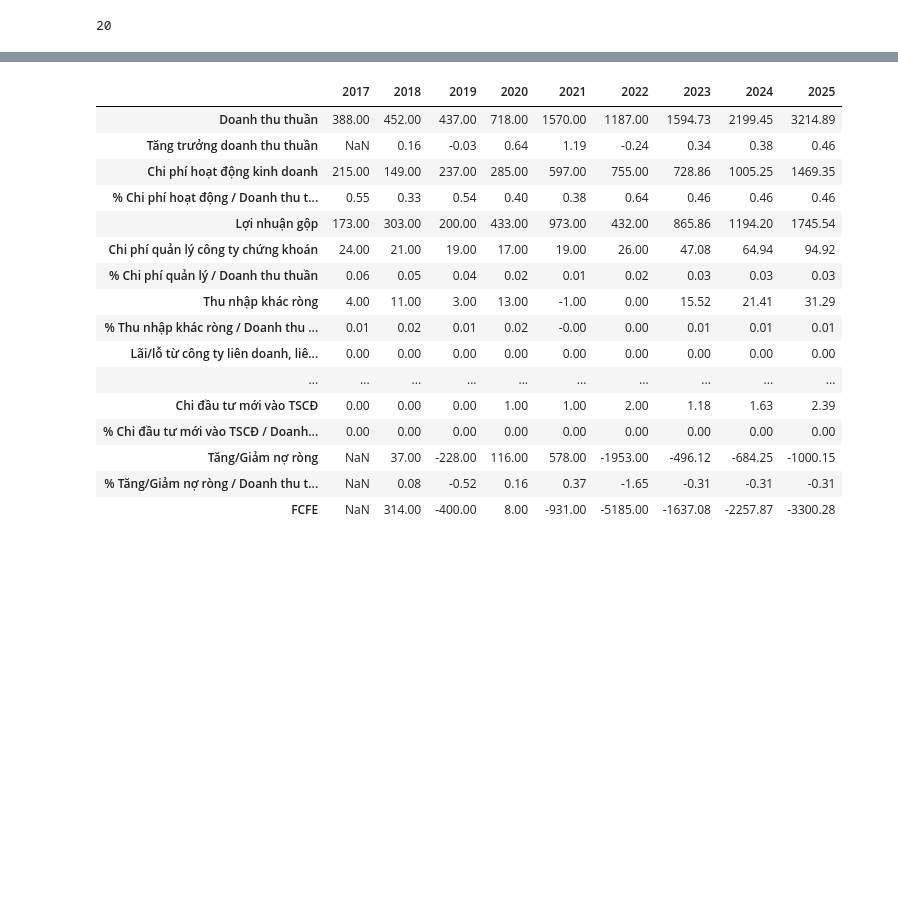
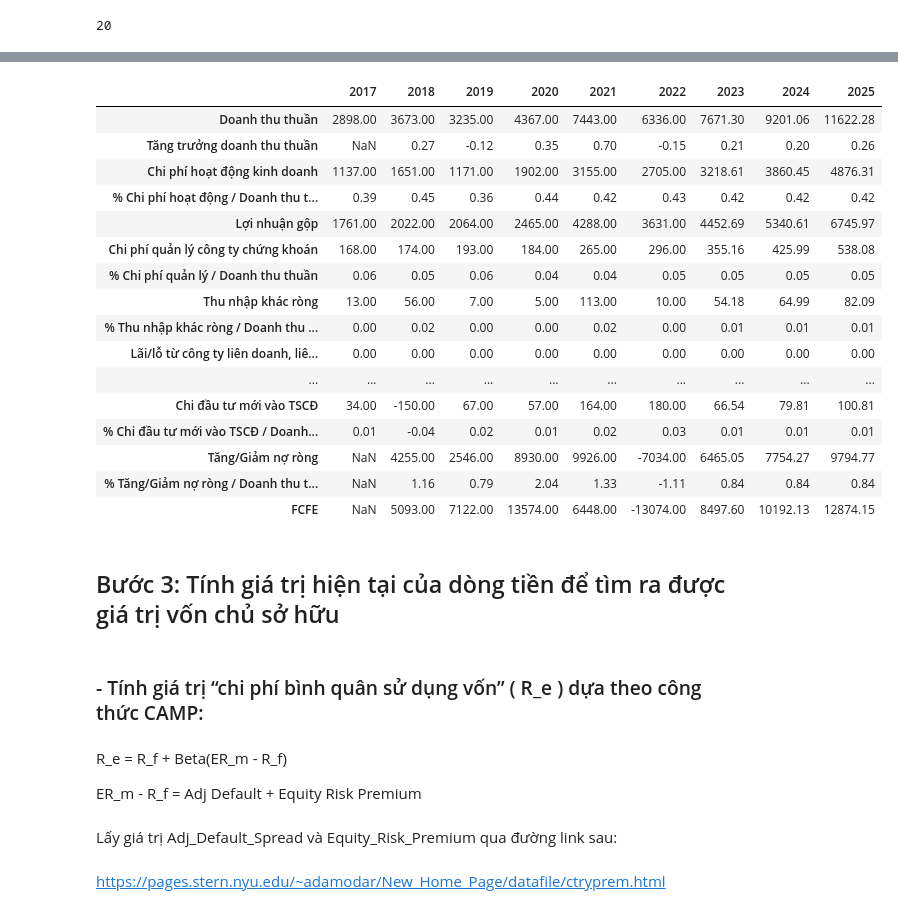
Before and after one commit to Nguyen-Tan-Quang/Portfolio_Project, a Jupyter notebook: 2. Stock Analysis/ANALYZING STOCK OF SECURITIES BROKERAGE FIRMS IN VIETNAM/1. Valuation.ipynb, the cells around one changed output, grey strips where cells are left out. Saved outputs shown, nothing was run; the diff lists cells and outputs as text; code cells hidden in the pictures; blank space fills up the shorter version.

```diff
--- a/2. Stock Analysis/ANALYZING STOCK OF SECURITIES BROKERAGE FIRMS IN VIETNAM/1. Valuation.ipynb
+++ b/2. Stock Analysis/ANALYZING STOCK OF SECURITIES BROKERAGE FIRMS IN VIETNAM/1. Valuation.ipynb
@@ -944,22 +1041,34 @@ for stock_code in Mã_CP:
     # Áp dụng hàm NOWC_df và lưu kết quả vào một biến toàn cục với tên tương ứng
     globals()[f'{stock_code}_FCFE_FORECAST'] = FCFE_FORECAST_df(stock_FCFE)
 # %%
-VIX_FCFE_FORECAST
+SSI_FCFE_FORECAST
 # %% [output]
 |  | 2017 | 2018 | 2019 | 2020 | 2021 | 2022 | 2023 | 2024 | 2025 |
-| Doanh thu thuần | 388.00 | 452.00 | 437.00 | 718.00 | 1570.00 | 1187.00 | 1594.73 | 2199.45 | 3214.89 |
-| Tăng trưởng doanh thu thuần | NaN | 0.16 | -0.03 | 0.64 | 1.19 | -0.24 | 0.34 | 0.38 | 0.46 |
-| Chi phí hoạt động kinh doanh | 215.00 | 149.00 | 237.00 | 285.00 | 597.00 | 755.00 | 728.86 | 1005.25 | 1469.35 |
-| % Chi phí hoạt động / Doanh thu t... | 0.55 | 0.33 | 0.54 | 0.40 | 0.38 | 0.64 | 0.46 | 0.46 | 0.46 |
-| Lợi nhuận gộp | 173.00 | 303.00 | 200.00 | 433.00 | 973.00 | 432.00 | 865.86 | 1194.20 | 1745.54 |
-| Chi phí quản lý công ty chứng khoán | 24.00 | 21.00 | 19.00 | 17.00 | 19.00 | 26.00 | 47.08 | 64.94 | 94.92 |
-| % Chi phí quản lý / Doanh thu thuần | 0.06 | 0.05 | 0.04 | 0.02 | 0.01 | 0.02 | 0.03 | 0.03 | 0.03 |
-| Thu nhập khác ròng | 4.00 | 11.00 | 3.00 | 13.00 | -1.00 | 0.00 | 15.52 | 21.41 | 31.29 |
-| % Thu nhập khác ròng / Doanh thu ... | 0.01 | 0.02 | 0.01 | 0.02 | -0.00 | 0.00 | 0.01 | 0.01 | 0.01 |
+| Doanh thu thuần | 2898.00 | 3673.00 | 3235.00 | 4367.00 | 7443.00 | 6336.00 | 7671.30 | 9201.06 | 11622.28 |
+| Tăng trưởng doanh thu thuần | NaN | 0.27 | -0.12 | 0.35 | 0.70 | -0.15 | 0.21 | 0.20 | 0.26 |
+| Chi phí hoạt động kinh doanh | 1137.00 | 1651.00 | 1171.00 | 1902.00 | 3155.00 | 2705.00 | 3218.61 | 3860.45 | 4876.31 |
+| % Chi phí hoạt động / Doanh thu t... | 0.39 | 0.45 | 0.36 | 0.44 | 0.42 | 0.43 | 0.42 | 0.42 | 0.42 |
+| Lợi nhuận gộp | 1761.00 | 2022.00 | 2064.00 | 2465.00 | 4288.00 | 3631.00 | 4452.69 | 5340.61 | 6745.97 |
+| Chi phí quản lý công ty chứng khoán | 168.00 | 174.00 | 193.00 | 184.00 | 265.00 | 296.00 | 355.16 | 425.99 | 538.08 |
+| % Chi phí quản lý / Doanh thu thuần | 0.06 | 0.05 | 0.06 | 0.04 | 0.04 | 0.05 | 0.05 | 0.05 | 0.05 |
+| Thu nhập khác ròng | 13.00 | 56.00 | 7.00 | 5.00 | 113.00 | 10.00 | 54.18 | 64.99 | 82.09 |
+| % Thu nhập khác ròng / Doanh thu ... | 0.00 | 0.02 | 0.00 | 0.00 | 0.02 | 0.00 | 0.01 | 0.01 | 0.01 |
 | Lãi/lỗ từ công ty liên doanh, liê... | 0.00 | 0.00 | 0.00 | 0.00 | 0.00 | 0.00 | 0.00 | 0.00 | 0.00 |
 | ... | ... | ... | ... | ... | ... | ... | ... | ... | ... |
-| Chi đầu tư mới vào TSCĐ | 0.00 | 0.00 | 0.00 | 1.00 | 1.00 | 2.00 | 1.18 | 1.63 | 2.39 |
-| % Chi đầu tư mới vào TSCĐ / Doanh... | 0.00 | 0.00 | 0.00 | 0.00 | 0.00 | 0.00 | 0.00 | 0.00 | 0.00 |
-| Tăng/Giảm nợ ròng | NaN | 37.00 | -228.00 | 116.00 | 578.00 | -1953.00 | -496.12 | -684.25 | -1000.15 |
-| % Tăng/Giảm nợ ròng / Doanh thu t... | NaN | 0.08 | -0.52 | 0.16 | 0.37 | -1.65 | -0.31 | -0.31 | -0.31 |
-| FCFE | NaN | 314.00 | -400.00 | 8.00 | -931.00 | -5185.00 | -1637.08 | -2257.87 | -3300.28 |
+| Chi đầu tư mới vào TSCĐ | 34.00 | -150.00 | 67.00 | 57.00 | 164.00 | 180.00 | 66.54 | 79.81 | 100.81 |
+| % Chi đầu tư mới vào TSCĐ / Doanh... | 0.01 | -0.04 | 0.02 | 0.01 | 0.02 | 0.03 | 0.01 | 0.01 | 0.01 |
+| Tăng/Giảm nợ ròng | NaN | 4255.00 | 2546.00 | 8930.00 | 9926.00 | -7034.00 | 6465.05 | 7754.27 | 9794.77 |
+| % Tăng/Giảm nợ ròng / Doanh thu t... | NaN | 1.16 | 0.79 | 2.04 | 1.33 | -1.11 | 0.84 | 0.84 | 0.84 |
+| FCFE | NaN | 5093.00 | 7122.00 | 13574.00 | 6448.00 | -13074.00 | 8497.60 | 10192.13 | 12874.15 |
+# %% [markdown]
+## Bước 3: Tính giá trị hiện tại của dòng tiền để tìm ra được giá trị vốn chủ sở hữu
+# %% [markdown]
+### - Tính giá trị “chi phí bình quân sử dụng vốn” ( R_e ) dựa theo công thức CAMP:
+# %% [markdown]
+R_e = R_f + Beta(ER_m - R_f)
+
+ER_m - R_f = Adj Default + Equity Risk Premium
+# %% [markdown]
+Lấy giá trị Adj_Default_Spread và Equity_Risk_Premium qua đường link sau:
+# %% [markdown]
+https://pages.stern.nyu.edu/~adamodar/New_Home_Page/datafile/ctryprem.html
```
Also changed, not shown: parts of 143 cells of this notebook, 32 other files.
